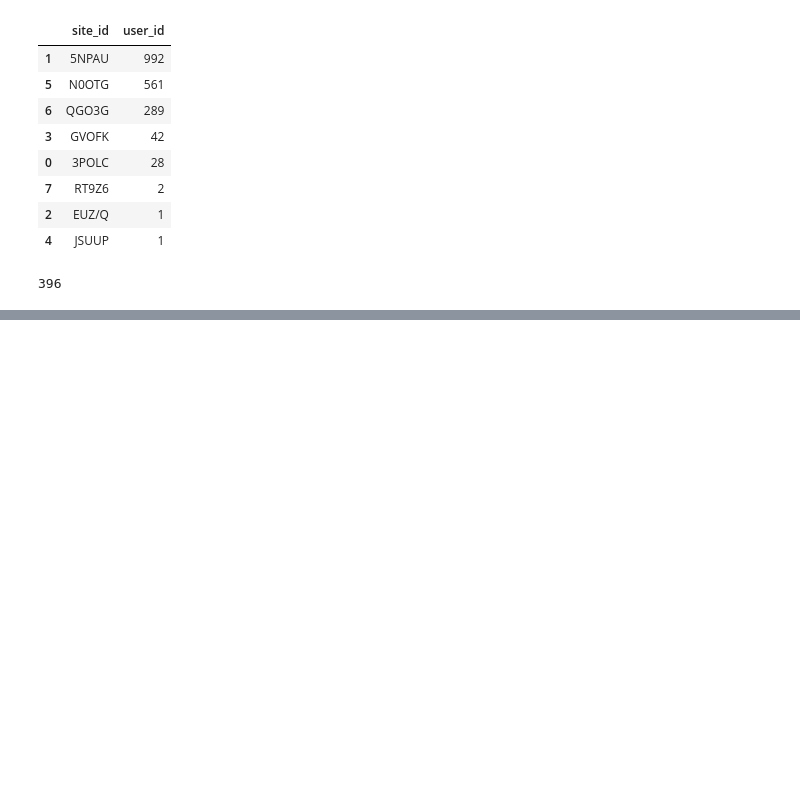
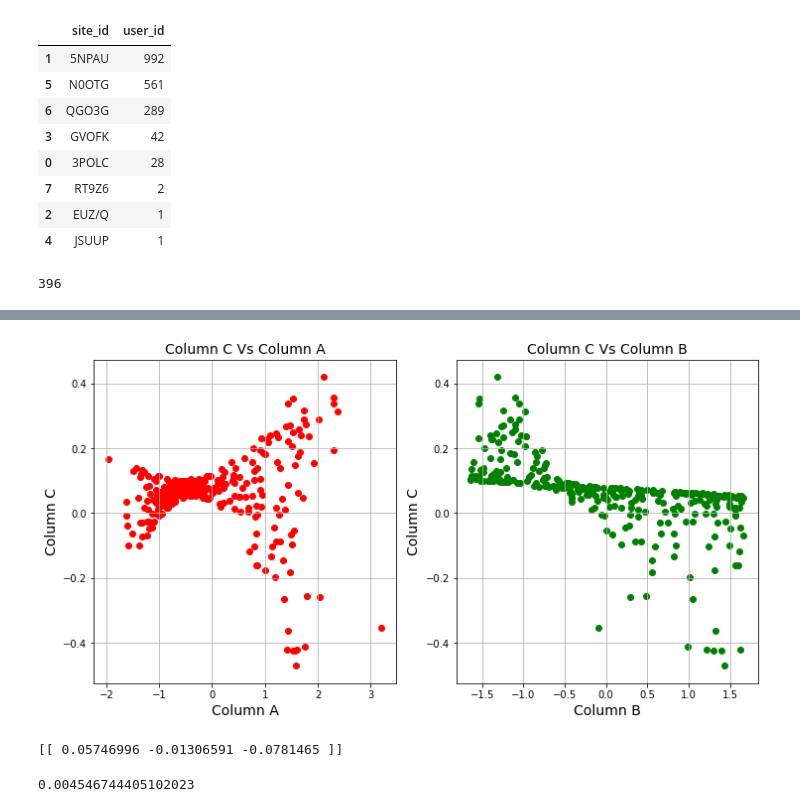
Before and after one commit to Dyu622/DS-TakeHomeChanllege, a Jupyter notebook: Sample_data.ipynb, the cells around one changed output, grey strips where cells are left out. Drawn from its saved outputs; the diff is of its cells as text; code cells hidden in the pictures; blank space fills up the shorter version.

```diff
--- a/Sample_data.ipynb
+++ b/Sample_data.ipynb
@@ -122,0 +175,19 @@ df_user.user_id.nunique()
+# %%
+df_etl = df_reg[df_reg[2] != df_reg[2].min()]
+# %%
+fig,axs = plt.subplots(ncols = 2, nrows = 1, figsize = (12,6))
+axs[0].scatter(df_etl[0], df_etl[2], color='red')
+axs[0].set_title('Column C Vs Column A', fontsize=14)
+axs[0].set_xlabel('Column A', fontsize=14)
+axs[0].set_ylabel('Column C', fontsize=14)
+axs[0].grid(True)
+
+axs[1].scatter(df_etl[1], df_etl[2], color='green')
+axs[1].set_title('Column C Vs Column B', fontsize=14)
+axs[1].set_xlabel('Column B', fontsize=14)
+axs[1].set_ylabel('Column C', fontsize=14)
+axs[1].grid(True)
+
+plt.show()
+# %% [output]
+[figure, added]
@@ -122,0 +216,10 @@ df_user.user_id.nunique()
+# %%
+g,cost = gradientDescent(X,y,theta,iters,alpha)
+print(g)
+# %% [output]
+[[ 0.05746996 -0.01306591 -0.0781465 ]]
+# %%
+finalCost = computeCost(X,y,g)
+print(finalCost)
+# %% [output]
+0.004546744405102023
```
Also changed, not shown: parts of 10 cells of this notebook.
